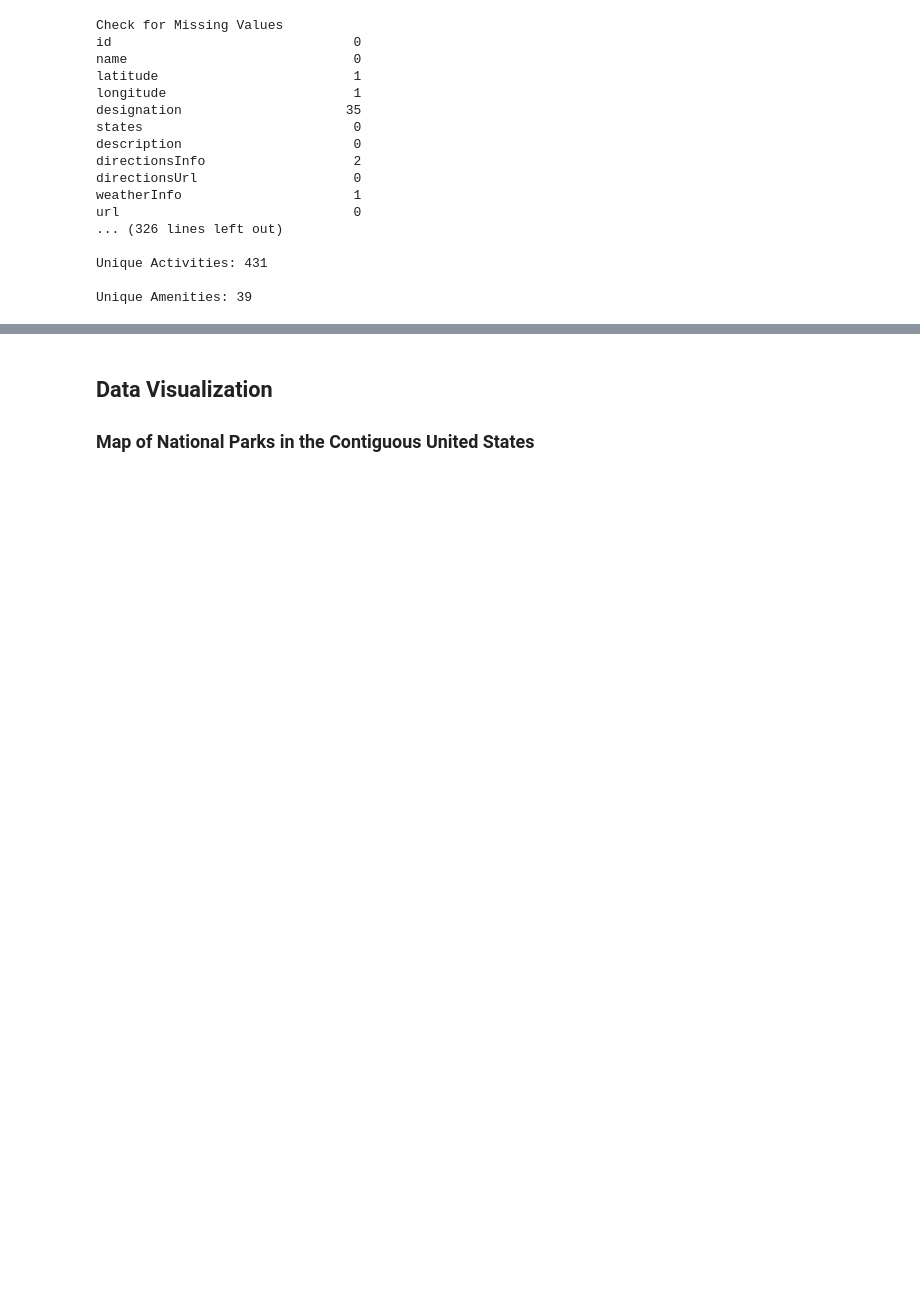
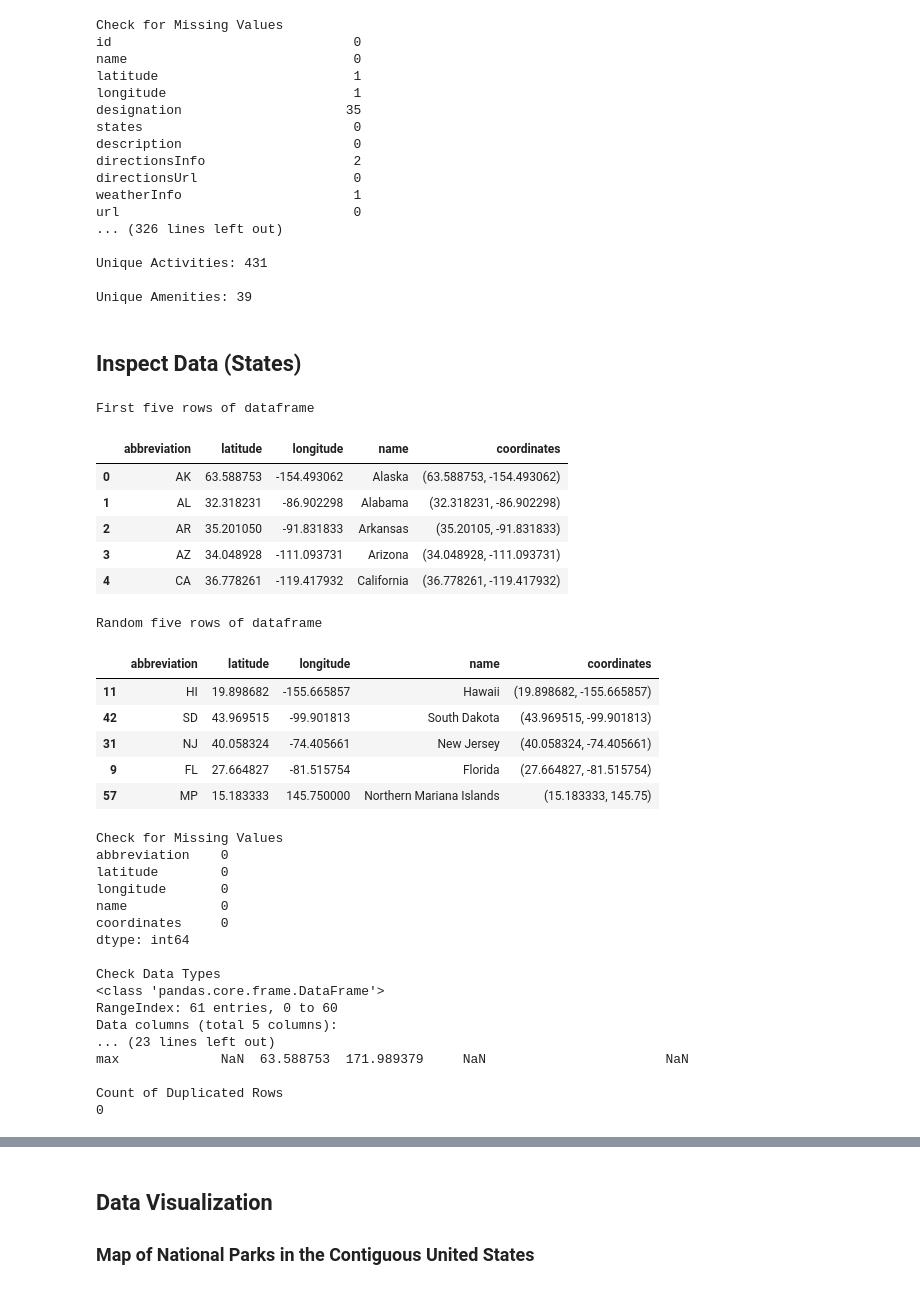
Before and after one commit to paul-london/Code-Jam, a Jupyter notebook: Notebooks/Notebook.ipynb, the cells around one changed output, grey strips where cells are left out. Cells and saved outputs as stored; diff of their text form; code cells hidden in the pictures; blank space fills up the shorter version.

```diff
--- a/Notebooks/Notebook.ipynb
+++ b/Notebooks/Notebook.ipynb
@@ -86,3 +75,4 @@ print(json.dumps(data["data"][0], indent=2))
 # %%
 parks = pd.read_csv('../data/parks.csv')
+states = pd.read_csv('../data/states.csv')
 # %% [markdown]
@@ -168,5 +158,80 @@ url                              0
 Unique Activities: 431
 
 Unique Amenities: 39
+# %% [markdown]
+## Inspect Data (States)
+# %%
+# Print dataframe head
+print('First five rows of dataframe')
+display(states.head())
+print()
+
+# Print dataframe sample
+print('Random five rows of dataframe')
+display(states.sample(5))
+print()
+
+# Check for missing values
+print('Check for Missing Values')
+print(states.isna().sum())
+print()
+
+# Check data types
+print('Check Data Types')
+print(states.info())
+print()
+
+# Check values for each column
+print('Describe Dataframe')
+print(states.describe(include = 'all'))
+print()
+
+# Check for duplicates
+print('Count of Duplicated Rows')
+print(states.duplicated().sum())
+print()
+
+# Check for leading/trailing whitespace in strings
+cols = ['state&teritory', 'Name']  # string columns
+for col in cols:
+    if col in states.columns:
+        # Convert to string just in case, then check
+        has_ws = states[col].astype(str).apply(lambda x: x != x.strip())
+        count = has_ws.sum()
+        if count > 0:
+            print(f"Column '{col}' has {count} rows with leading/trailing whitespace.")
+        else: print(f"There is no leading/trailing whitespace in {col}.")
+# %% [output]
+First five rows of dataframe
+|  | abbreviation | latitude | longitude | name | coordinates |
+| 0 | AK | 63.588753 | -154.493062 | Alaska | (63.588753, -154.493062) |
+| 1 | AL | 32.318231 | -86.902298 | Alabama | (32.318231, -86.902298) |
+| 2 | AR | 35.201050 | -91.831833 | Arkansas | (35.20105, -91.831833) |
+| 3 | AZ | 34.048928 | -111.093731 | Arizona | (34.048928, -111.093731) |
+| 4 | CA | 36.778261 | -119.417932 | California | (36.778261, -119.417932) |
+Random five rows of dataframe
+|  | abbreviation | latitude | longitude | name | coordinates |
+| 11 | HI | 19.898682 | -155.665857 | Hawaii | (19.898682, -155.665857) |
+| 42 | SD | 43.969515 | -99.901813 | South Dakota | (43.969515, -99.901813) |
+| 31 | NJ | 40.058324 | -74.405661 | New Jersey | (40.058324, -74.405661) |
+| 9 | FL | 27.664827 | -81.515754 | Florida | (27.664827, -81.515754) |
+| 57 | MP | 15.183333 | 145.750000 | Northern Mariana Islands | (15.183333, 145.75) |
+Check for Missing Values
+abbreviation    0
+latitude        0
+longitude       0
+name            0
+coordinates     0
+dtype: int64
+
+Check Data Types
+<class 'pandas.core.frame.DataFrame'>
+RangeIndex: 61 entries, 0 to 60
+Data columns (total 5 columns):
+... (23 lines left out)
+max             NaN  63.588753  171.989379     NaN                       NaN
+
+Count of Duplicated Rows
+0
 # %% [markdown]
 ### 2.6. Observations
```
Also changed, not shown: parts of 23 cells of this notebook, 1 other file.
